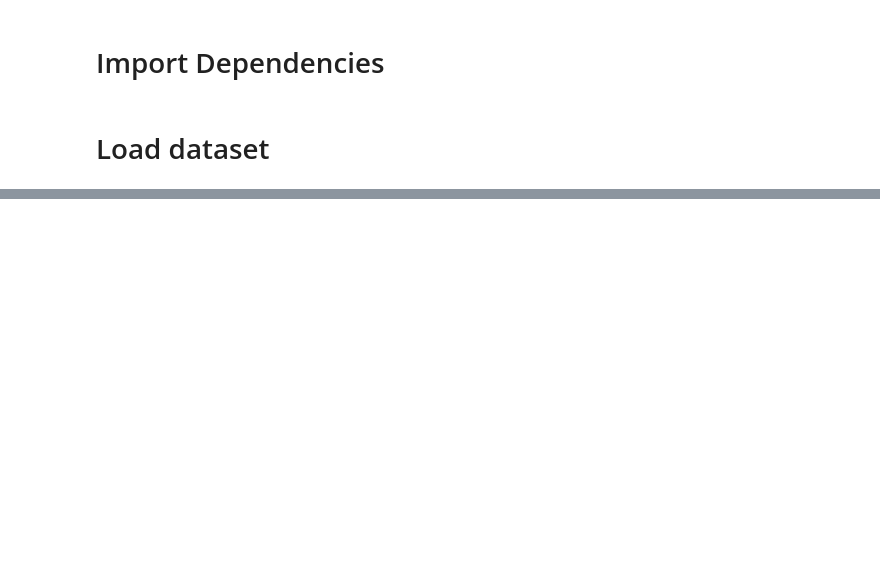
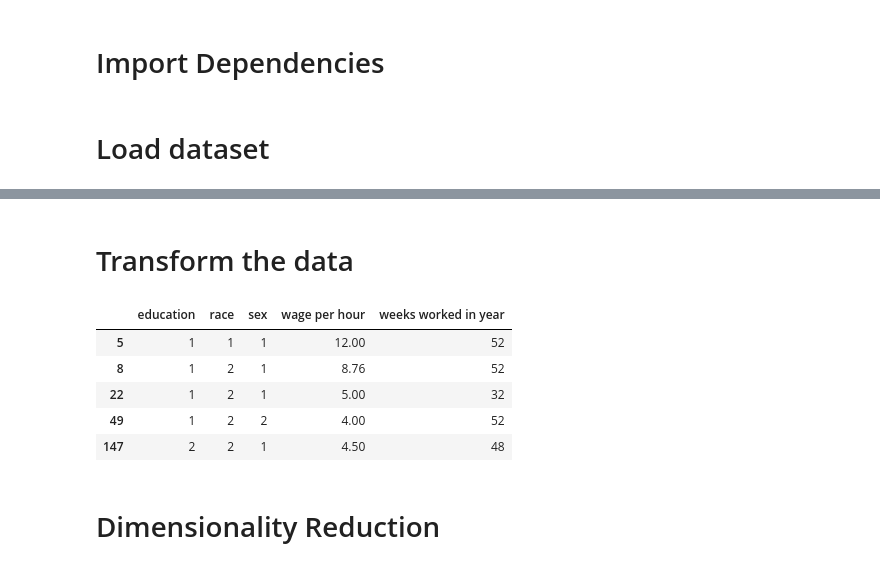
Before and after one commit to FlorianMold/fh-data-science, a Jupyter notebook: ex2/census-income.ipynb, the cells around one changed output, grey strips where cells are left out. Cells and saved outputs as stored; diff of their text form; code cells hidden in the pictures; blank space fills up the shorter version.

```diff
--- a/ex2/census-income.ipynb
+++ b/ex2/census-income.ipynb
@@ -3,20 +3,12 @@
 # %%
 import pandas as pd
 import matplotlib.pyplot as plt
-from mpl_toolkits.mplot3d import Axes3D
-import matplotlib as mpl
-import numpy as np
-import seaborn as sns
-import math as math
-import itertools as it
 from sklearn.manifold import MDS
-import sklearn.datasets as dt
-from sklearn.metrics.pairwise import manhattan_distances, euclidean_distances
-from matplotlib.offsetbox import OffsetImage, AnnotationBbox
 from sklearn.decomposition import PCA
 from sklearn.manifold import TSNE
 
 pd.options.display.max_columns = None
+pd.options.display.max_rows = None
 
 %matplotlib inline
 # %% [markdown]
@@ -39,0 +24,67 @@ census_income.head(10)
+# %% [markdown]
+# Transform the data
+# %%
+# Store the numerical data
+dataNumerical = [
+    # 'age',
+    'wage per hour',
+    # 'num persons worked for employer',
+    # 'veterans benefits',
+    'weeks worked in year',
+]
+
+# Store the categorical data
+dataCategorical = [
+    # 'class of worker',
+    'education',
+    # 'marital stat',
+    'race',
+    # 'hispanic origin',
+    'sex',
+    # 'reason for unemployment',
+    # 'detailed household summary in household',
+    # 'citizenship',
+    # 'year',
+]
+
+# Fix the high values of the wage per hour
+censusIncome['wage per hour'] = censusIncome['wage per hour'].apply(lambda w: w / 100)
+
+# censusIncomeCopy = censusIncome.copy(deep=True)
+
+# Filter some data
+
+filteredCensus = censusIncome[
+    (censusIncome['class of worker'] != ' Not in universe') &
+    (censusIncome['education'] != ' Children') &
+    (censusIncome['wage per hour'] > 0)
+    ]
+
+filteredData = filteredCensus.copy(deep=True)
+
+importantColumns = dataCategorical + dataNumerical
+
+# Encode the object as an enumerated type or categorical variable.
+# https://pandas.pydata.org/docs/reference/api/pandas.factorize.html
+for c in dataCategorical:
+    # factorize returns an array of numerical categories and uniques => we are only interested in numerical categories => take index [0]
+    # start the categories by one, not zero => + 1
+    filteredData[c] = pd.factorize(filteredData[c])[0] + 1
+
+# Get only the important data
+importantData = filteredData[importantColumns]
+
+importantColumns1 = importantColumns + ['sex']
+filteredCensusCopy = filteredData[importantColumns1]
+
+# Show the reduction
+importantData.head()
+# %% [output]
+|  | education | race | sex | wage per hour | weeks worked in year |
+| 5 | 1 | 1 | 1 | 12.00 | 52 |
+| 8 | 1 | 2 | 1 | 8.76 | 52 |
+| 22 | 1 | 2 | 1 | 5.00 | 32 |
+| 49 | 1 | 2 | 2 | 4.00 | 52 |
+| 147 | 2 | 2 | 1 | 4.50 | 48 |
+# %% [markdown]
+# Dimensionality Reduction
```
Also changed, not shown: parts of 16 cells of this notebook, 3 other files.
